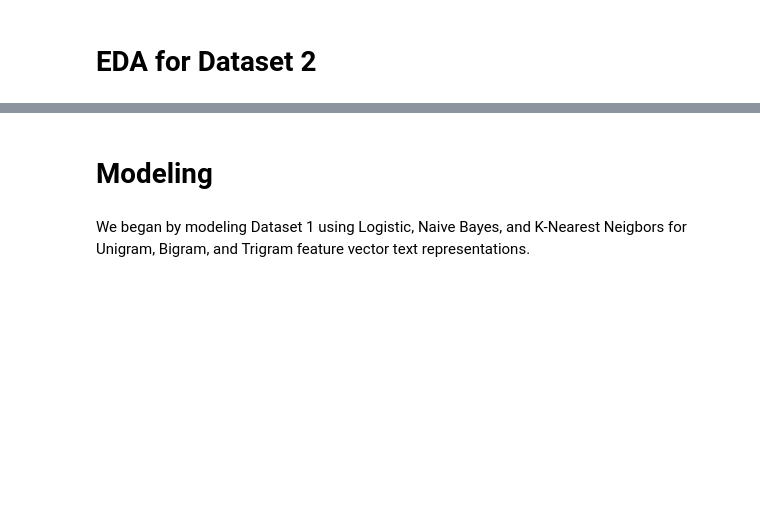
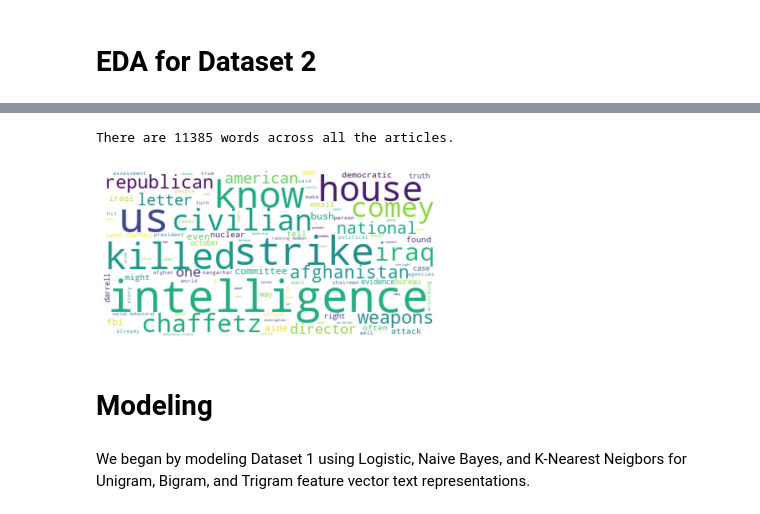
Before and after one commit to akikoiwamizu/w207-project, a Jupyter notebook: final_submission.ipynb, the cells around one changed output, grey strips where cells are left out. Drawn from its saved outputs; the diff is of its cells as text; code cells hidden in the pictures; blank space fills up the shorter version.

```diff
--- a/final_submission.ipynb
+++ b/final_submission.ipynb
@@ -522,3 +596,21 @@ train.head()
+# %%
+# Create a word cloud of all the fake records.
+fakefilt = df_test2[(df_test2['label_bin'] == 0)]
+text = " ".join(article for article in fakefilt.clean_text)
+
+# print the number of words across all the articles
+print ("There are {} words across all the articles.".format(len(text)))
+
+# Create and generate a word cloud image
+wordcloud = WordCloud(max_words=100, background_color="white").generate(text)
+
+# Display the wordcloud
+plt.imshow(wordcloud, interpolation='bilinear')
+plt.axis("off")
+plt.show()
+# %% [output]
+There are 11385 words across all the articles.
+[figure, added]
 # %% [markdown]
 # Modeling
 # %% [markdown]
```
Also changed, not shown: parts of 31 cells of this notebook.
